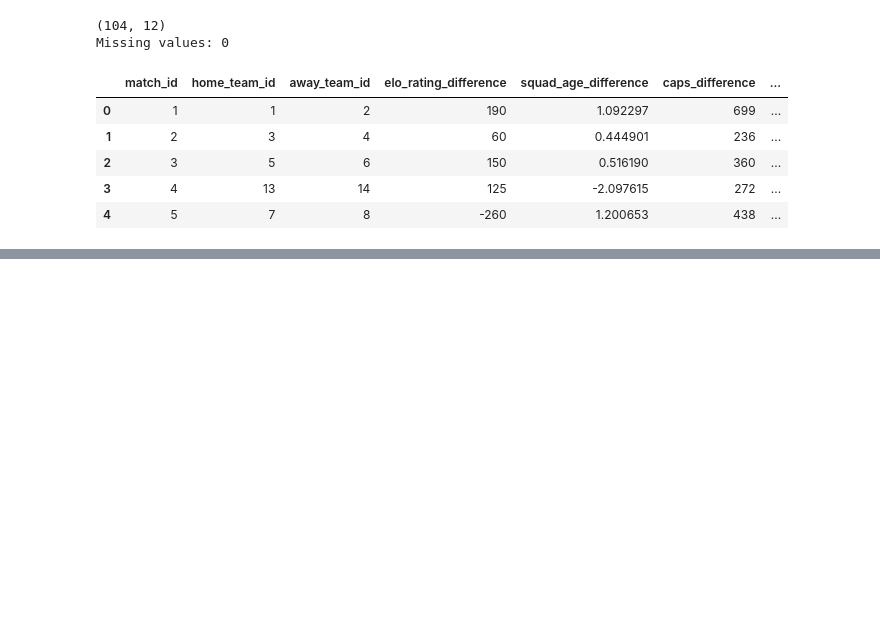
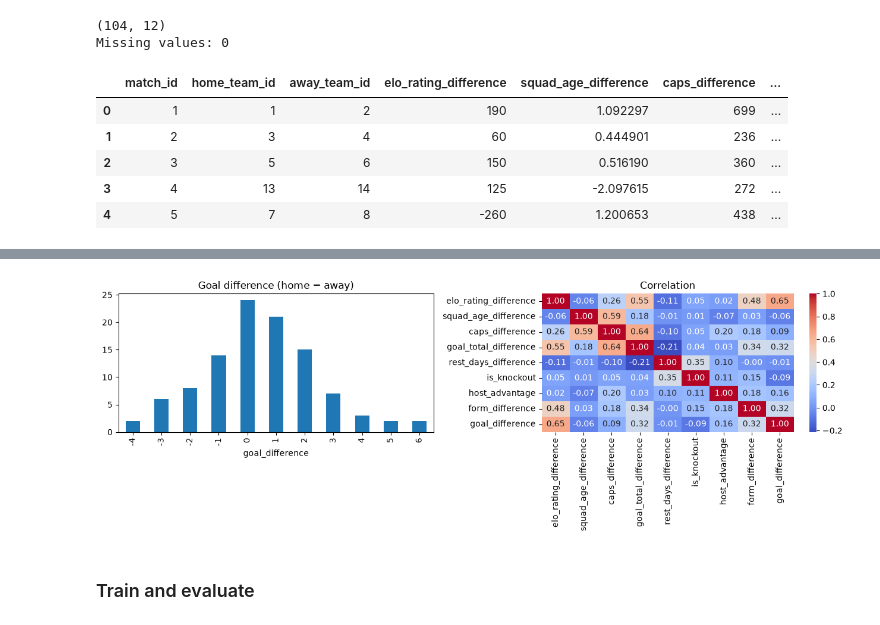
Before and after one commit to qualiky/fifa-world-cup-2026-analysis, a Jupyter notebook: notebooks/final-notebook.ipynb, the cells around one changed output, grey strips where cells are left out. Saved outputs shown, nothing was run; the diff lists cells and outputs as text; code cells hidden in the pictures; blank space fills up the shorter version.

```diff
--- a/notebooks/final-notebook.ipynb
+++ b/notebooks/final-notebook.ipynb
@@ -225,0 +241,13 @@ Missing values: 0
+# %%
+# distribution of goal difference, and correlation between all variables
+fig, ax = plt.subplots(1, 2, figsize=(13, 4.5))
+lr1["goal_difference"].value_counts().sort_index().plot(kind="bar", ax=ax[0])
+ax[0].set_title("Goal difference (home − away)")
+sns.heatmap(lr1[features1 + ["goal_difference"]].corr(), annot=True, fmt=".2f", cmap="coolwarm", ax=ax[1])
+ax[1].set_title("Correlation")
+plt.tight_layout()
+plt.show()
+# %% [output]
+[figure, added]
+# %% [markdown]
+### Train and evaluate
```
Also changed, not shown: parts of 6 cells of this notebook.
